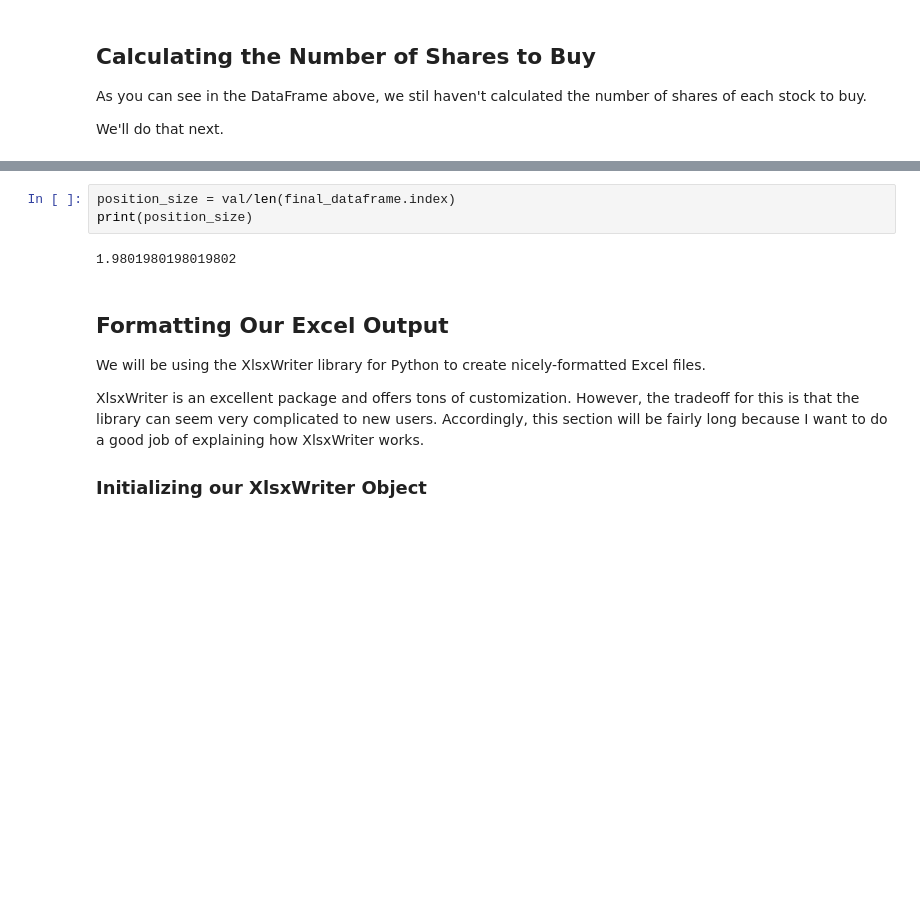
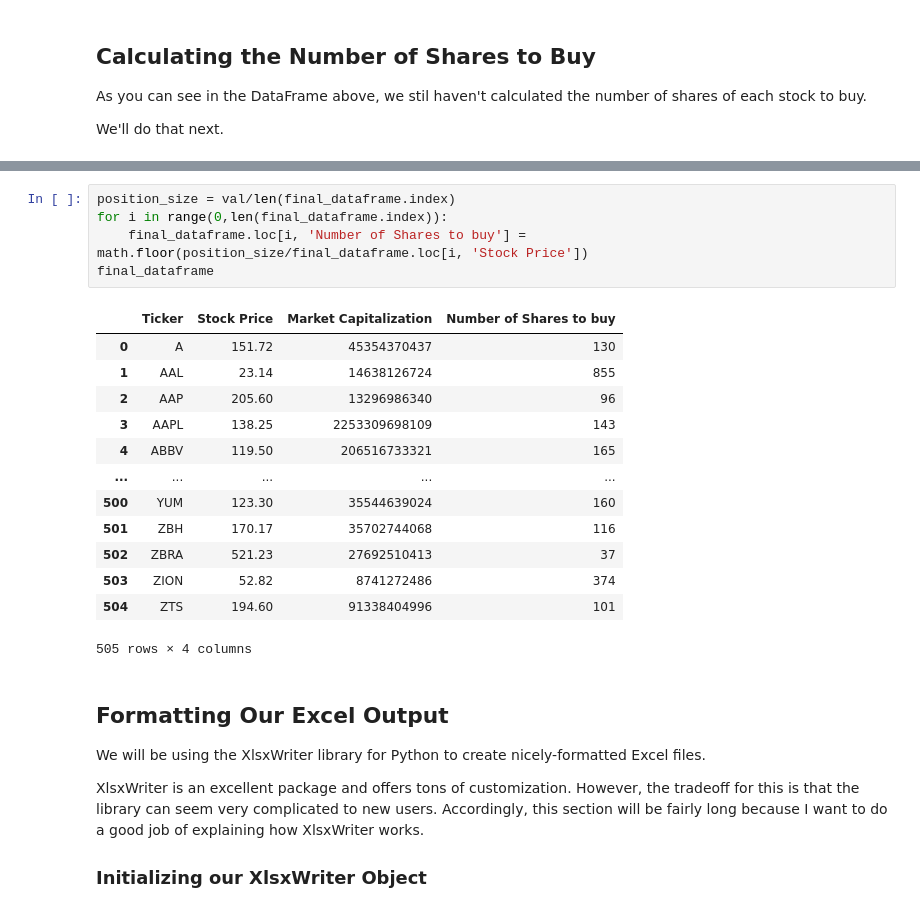
Before and after one commit to MoAlmasri/algorithmic-trading-python, a Jupyter notebook: starter_files/001_equal_weight_S&P_500.ipynb, the cells around one changed output, grey strips where cells are left out. Cells and saved outputs as stored; diff of their text form; blank space fills up the shorter version.

```diff
--- a/starter_files/001_equal_weight_S&P_500.ipynb
+++ b/starter_files/001_equal_weight_S&P_500.ipynb
@@ -237,8 +219,22 @@ Enter the Value of your portfolio:1000
-# %%
-position_size = val/len(final_dataframe.index)
-print(position_size)
-# %% [output]
-1.9801980198019802
+# %%
+position_size = val/len(final_dataframe.index)
+for i in range(0,len(final_dataframe.index)):
+    final_dataframe.loc[i, 'Number of Shares to buy'] = math.floor(position_size/final_dataframe.loc[i, 'Stock Price'])
+final_dataframe
+# %% [output]
+|  | Ticker | Stock Price | Market Capitalization | Number of Shares to buy |
+| 0 | A | 151.72 | 45354370437 | 130 |
+| 1 | AAL | 23.14 | 14638126724 | 855 |
+| 2 | AAP | 205.60 | 13296986340 | 96 |
+| 3 | AAPL | 138.25 | 2253309698109 | 143 |
+| 4 | ABBV | 119.50 | 206516733321 | 165 |
+| ... | ... | ... | ... | ... |
+| 500 | YUM | 123.30 | 35544639024 | 160 |
+| 501 | ZBH | 170.17 | 35702744068 | 116 |
+| 502 | ZBRA | 521.23 | 27692510413 | 37 |
+| 503 | ZION | 52.82 | 8741272486 | 374 |
+| 504 | ZTS | 194.60 | 91338404996 | 101 |
+505 rows × 4 columns
 # %% [markdown]
 ## Formatting Our Excel Output
 
```
Also changed, not shown: parts of 10 cells of this notebook, 1 other file.
